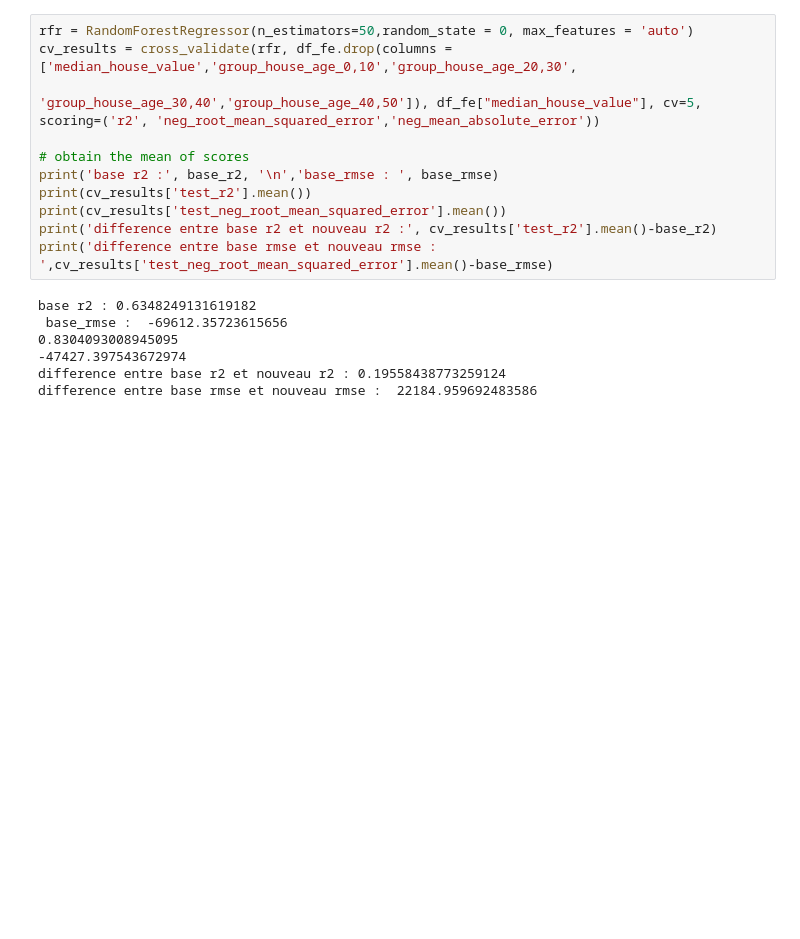
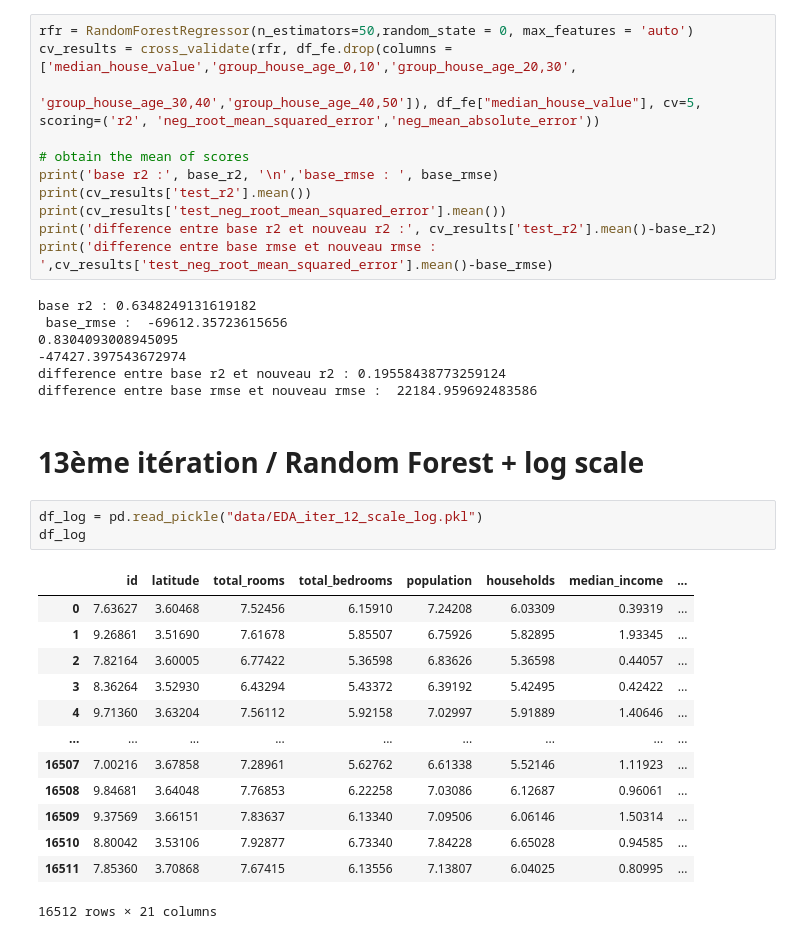
Before and after one commit to Alexisp99/Projet_immo_ia, a Jupyter notebook: Notebook_model.ipynb, the cells around one changed output. Cells and saved outputs as stored; diff of their text form; blank space fills up the shorter version.

Commit message:
iter 13 rfr

```diff
--- a/Notebook_model.ipynb
+++ b/Notebook_model.ipynb
@@ -486,3 +479,22 @@ base r2 : 0.6348249131619182
 -47427.397543672974
 difference entre base r2 et nouveau r2 : 0.19558438773259124
 difference entre base rmse et nouveau rmse :  22184.959692483586
+# %% [markdown]
+# 13ème itération / Random Forest + log scale
+# %%
+df_log = pd.read_pickle("data/EDA_iter_12_scale_log.pkl")
+df_log
+# %% [output]
+|  | id | latitude | total_rooms | total_bedrooms | population | households | median_income | ... |
+| 0 | 7.63627 | 3.60468 | 7.52456 | 6.15910 | 7.24208 | 6.03309 | 0.39319 | ... |
+| 1 | 9.26861 | 3.51690 | 7.61678 | 5.85507 | 6.75926 | 5.82895 | 1.93345 | ... |
+| 2 | 7.82164 | 3.60005 | 6.77422 | 5.36598 | 6.83626 | 5.36598 | 0.44057 | ... |
+| 3 | 8.36264 | 3.52930 | 6.43294 | 5.43372 | 6.39192 | 5.42495 | 0.42422 | ... |
+| 4 | 9.71360 | 3.63204 | 7.56112 | 5.92158 | 7.02997 | 5.91889 | 1.40646 | ... |
+| ... | ... | ... | ... | ... | ... | ... | ... | ... |
+| 16507 | 7.00216 | 3.67858 | 7.28961 | 5.62762 | 6.61338 | 5.52146 | 1.11923 | ... |
+| 16508 | 9.84681 | 3.64048 | 7.76853 | 6.22258 | 7.03086 | 6.12687 | 0.96061 | ... |
+| 16509 | 9.37569 | 3.66151 | 7.83637 | 6.13340 | 7.09506 | 6.06146 | 1.50314 | ... |
+| 16510 | 8.80042 | 3.53106 | 7.92877 | 6.73340 | 7.84228 | 6.65028 | 0.94585 | ... |
+| 16511 | 7.85360 | 3.70868 | 7.67415 | 6.13556 | 7.13807 | 6.04025 | 0.80995 | ... |
+16512 rows × 21 columns
```
Also changed, not shown: parts of 21 cells of this notebook.
